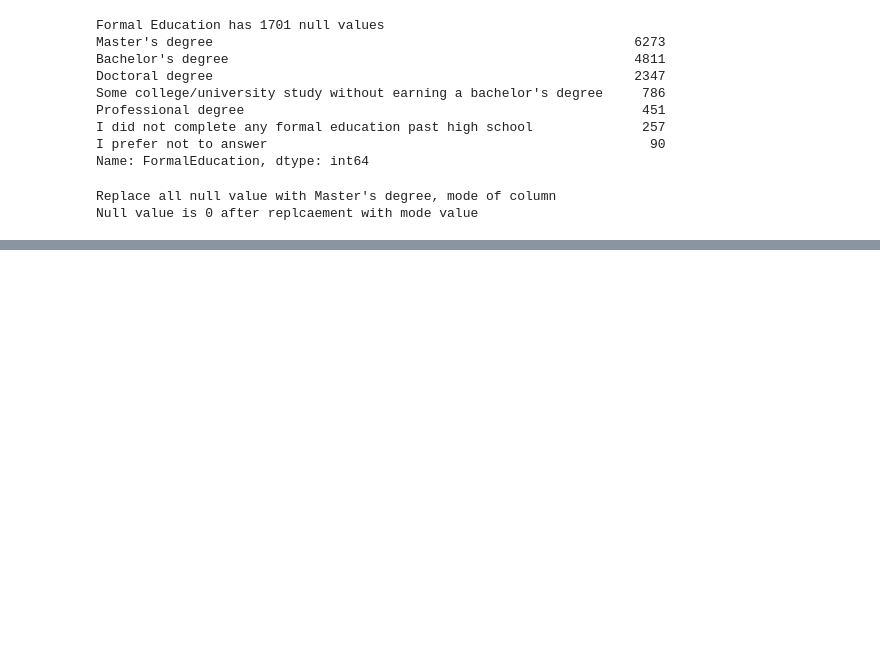
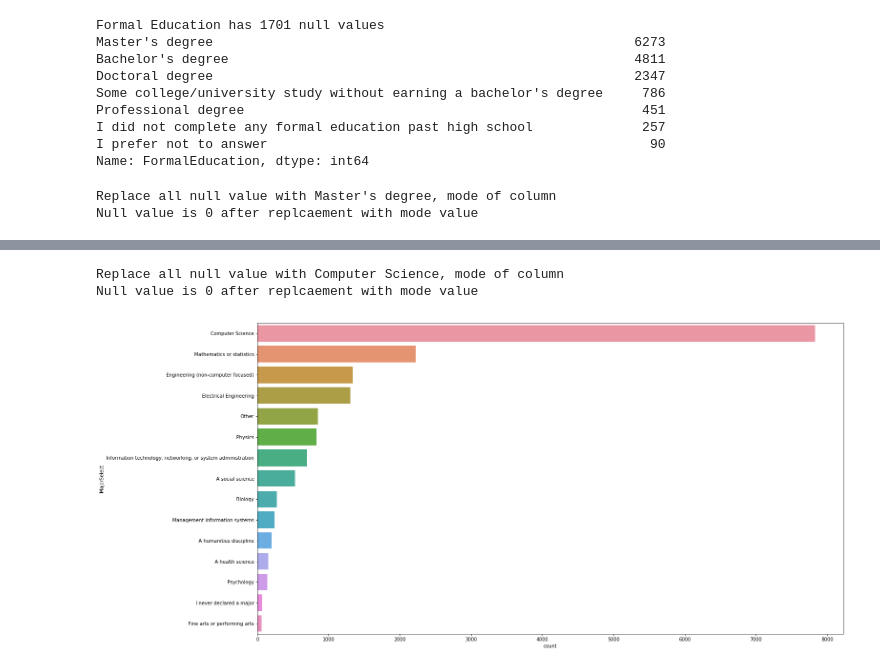
Before and after one commit to ArshadKhurshid/DataScience-Survey, a Jupyter notebook: ML_Kaggle_DS_Survey.ipynb, the cells around one changed output, grey strips where cells are left out. Drawn from its saved outputs; the diff is of its cells as text; code cells hidden in the pictures; blank space fills up the shorter version.

```diff
--- a/ML_Kaggle_DS_Survey.ipynb
+++ b/ML_Kaggle_DS_Survey.ipynb
@@ -210,0 +232,14 @@ plt.show()
+# %%
+Major_mode = MChoice_Response.MajorSelect.mode()[0]
+print('Replace all null value with {}, mode of column' .format(Major_mode))
+MChoice_Response['MajorSelect']= MChoice_Response.MajorSelect.replace(to_replace=np.NaN, value=Major_mode)
+print('Null value is {} after replacement with mode value'.format(MChoice_Response.MajorSelect.isnull().sum()))
+# %% [output]
+Replace all null value with Computer Science, mode of column
+Null value is 0 after replcaement with mode value
+# %%
+plt.subplots(figsize=(22,12))
+sns.countplot(y=MChoice_Response['MajorSelect'],order=MChoice_Response['MajorSelect'].value_counts().index)
+plt.show()
+# %% [output]
+[figure, added]
```
Also changed, not shown: parts of 5 cells of this notebook.
